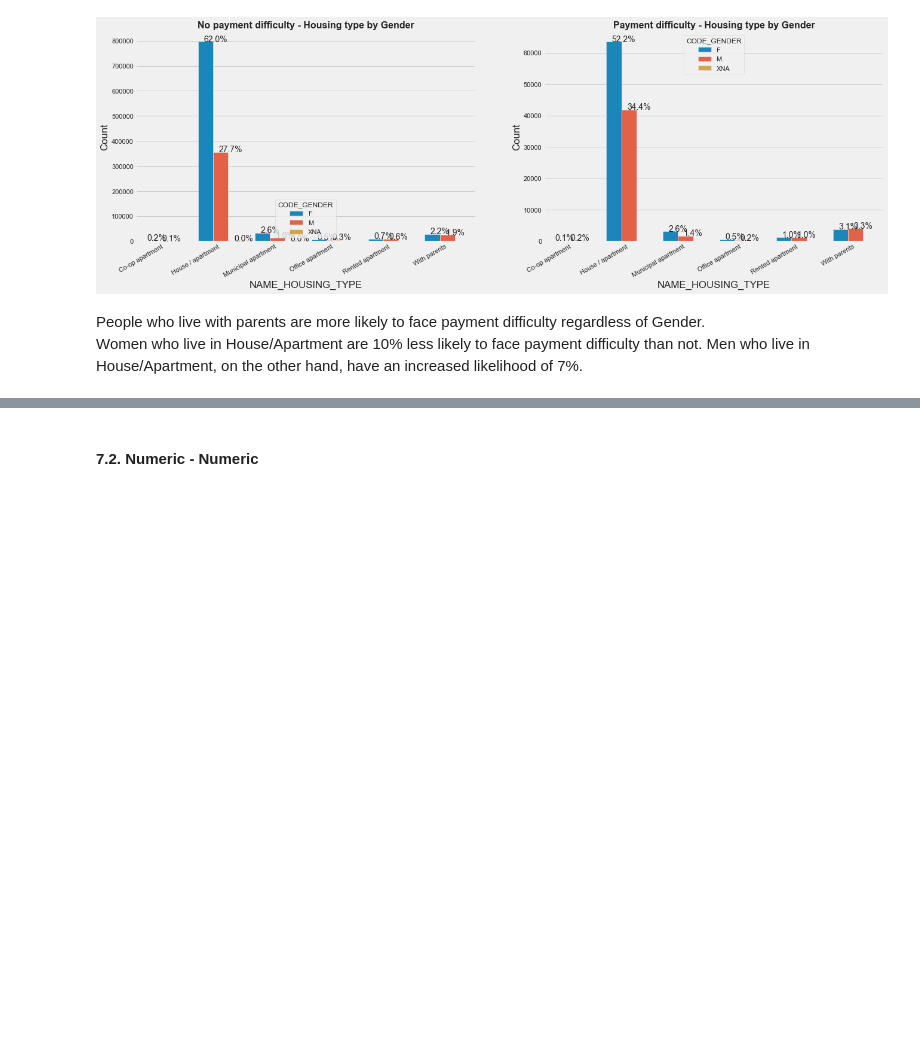
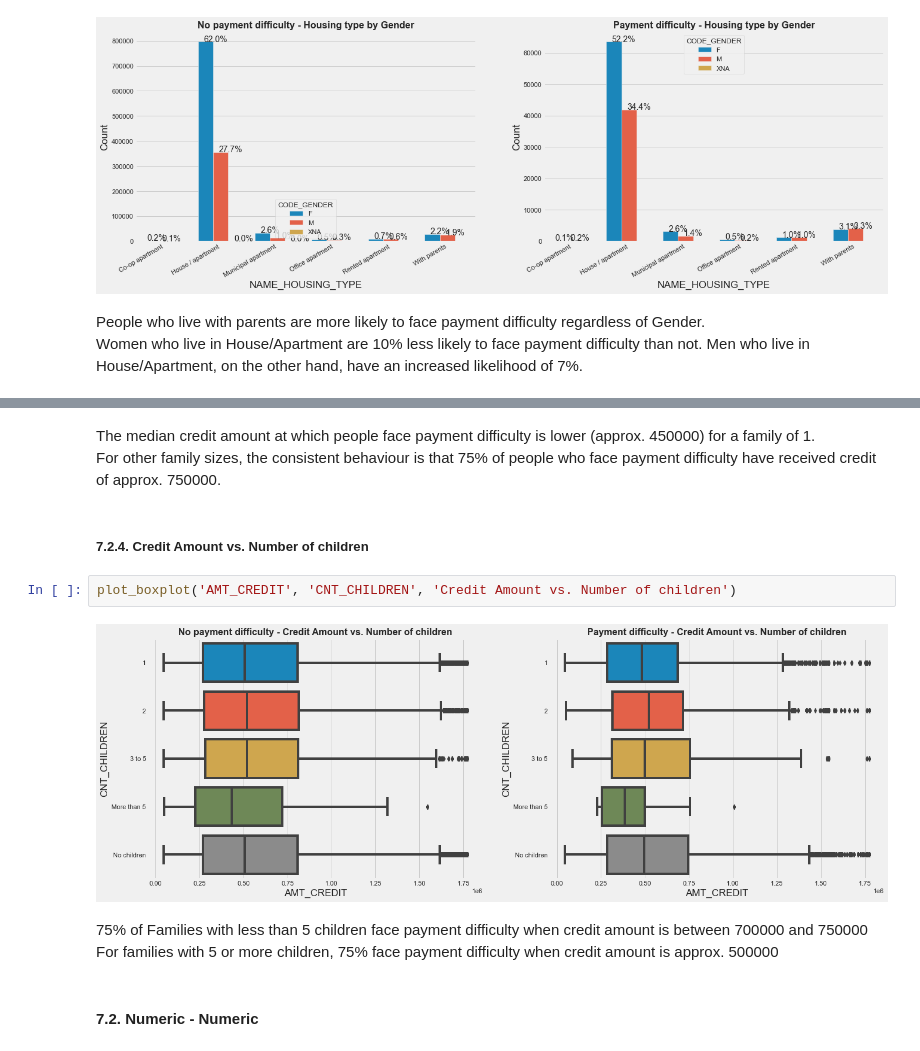
Before and after one commit to kavurisrikanth/risk-analysis-eda, a Jupyter notebook: eda_credit.ipynb, the cells around one changed output, grey strips where cells are left out. Drawn from its saved outputs; the diff is of its cells as text; blank space fills up the shorter version.

```diff
--- a/eda_credit.ipynb
+++ b/eda_credit.ipynb
@@ -1379,3 +1422,14 @@ Women who live in House/Apartment are 10% less likely to face payment difficulty
+# %% [markdown]
+The median credit amount at which people face payment difficulty is lower (approx. 450000) for a family of 1.<br>For other family sizes, the consistent behaviour is that 75% of people who face payment difficulty have received credit of approx. 750000.
+# %% [markdown]
+##### 7.2.4. Credit Amount vs. Number of children
+# %%
+plot_boxplot('AMT_CREDIT', 'CNT_CHILDREN', 'Credit Amount vs. Number of children')
+# %% [output]
+[figure, added]
+# %% [markdown]
+75% of Families with less than 5 children face payment difficulty when credit amount is between 700000 and 750000<br>
+For families with 5 or more children, 75% face payment difficulty when credit amount is approx. 500000
 # %% [markdown]
 #### 7.2. Numeric - Numeric
 # %% [markdown]
```
Also changed, not shown: parts of 10 cells of this notebook.
